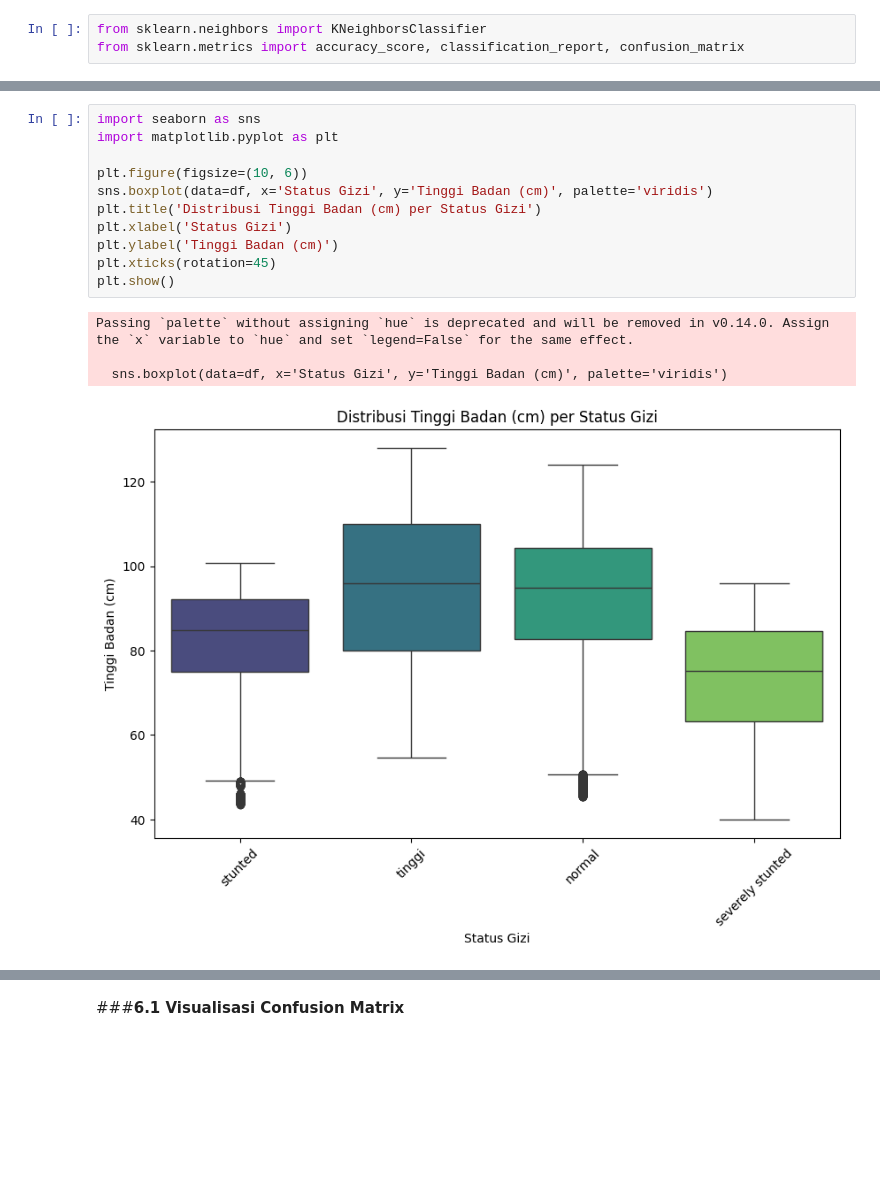
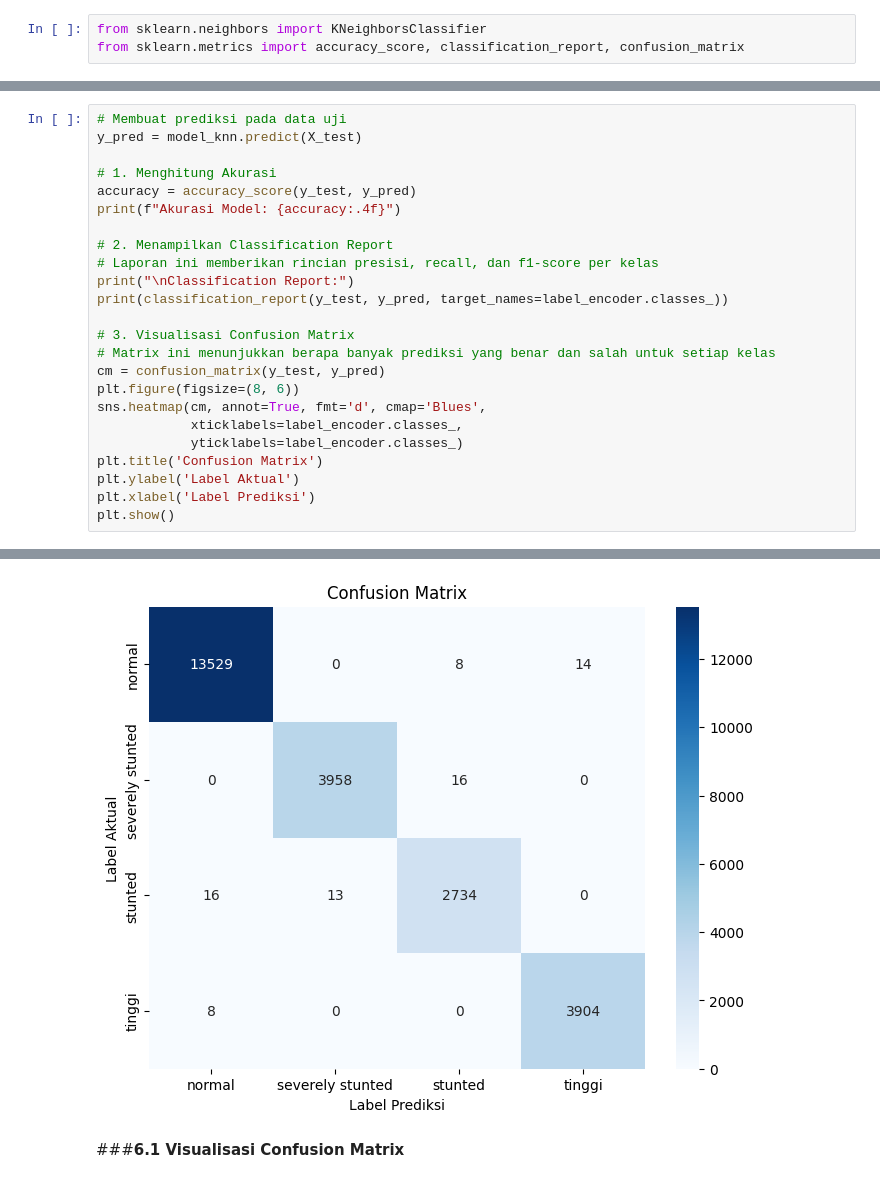
Before and after one commit to fathanzys/Data, a Jupyter notebook: 0102522025_UAS_DataMining.ipynb, the cells around one changed output, grey strips where cells are left out. Saved outputs shown, nothing was run; the diff lists cells and outputs as text; blank space fills up the shorter version.

```diff
--- a/0102522025_UAS_DataMining.ipynb
+++ b/0102522025_UAS_DataMining.ipynb
@@ -139,16 +144,25 @@ Confusion Matrix:
-# %%
-import seaborn as sns
-import matplotlib.pyplot as plt
-
-plt.figure(figsize=(10, 6))
-sns.boxplot(data=df, x='Status Gizi', y='Tinggi Badan (cm)', palette='viridis')
-plt.title('Distribusi Tinggi Badan (cm) per Status Gizi')
-plt.xlabel('Status Gizi')
-plt.ylabel('Tinggi Badan (cm)')
-plt.xticks(rotation=45)
-plt.show()
-# %% [output]
-Passing `palette` without assigning `hue` is deprecated and will be removed in v0.14.0. Assign the `x` variable to `hue` and set `legend=False` for the same effect.
-
-  sns.boxplot(data=df, x='Status Gizi', y='Tinggi Badan (cm)', palette='viridis')
-[figure, removed]
+# %%
+# Membuat prediksi pada data uji
+y_pred = model_knn.predict(X_test)
+
+# 1. Menghitung Akurasi
+accuracy = accuracy_score(y_test, y_pred)
+print(f"Akurasi Model: {accuracy:.4f}")
+
+# 2. Menampilkan Classification Report
+# Laporan ini memberikan rincian presisi, recall, dan f1-score per kelas
+print("\nClassification Report:")
+print(classification_report(y_test, y_pred, target_names=label_encoder.classes_))
+
+# 3. Visualisasi Confusion Matrix
+# Matrix ini menunjukkan berapa banyak prediksi yang benar dan salah untuk setiap kelas
+cm = confusion_matrix(y_test, y_pred)
+plt.figure(figsize=(8, 6))
+sns.heatmap(cm, annot=True, fmt='d', cmap='Blues',
+            xticklabels=label_encoder.classes_,
+            yticklabels=label_encoder.classes_)
+plt.title('Confusion Matrix')
+plt.ylabel('Label Aktual')
+plt.xlabel('Label Prediksi')
+plt.show()
+# %% [output]
@@ -155,3 +182,4 @@ Passing `palette` without assigning `hue` is deprecated and will be removed in v
+[figure, added]
 # %% [markdown]
 ###**6.1 Visualisasi Confusion Matrix**
 # %%
```
Also changed, not shown: parts of 22 cells of this notebook.
